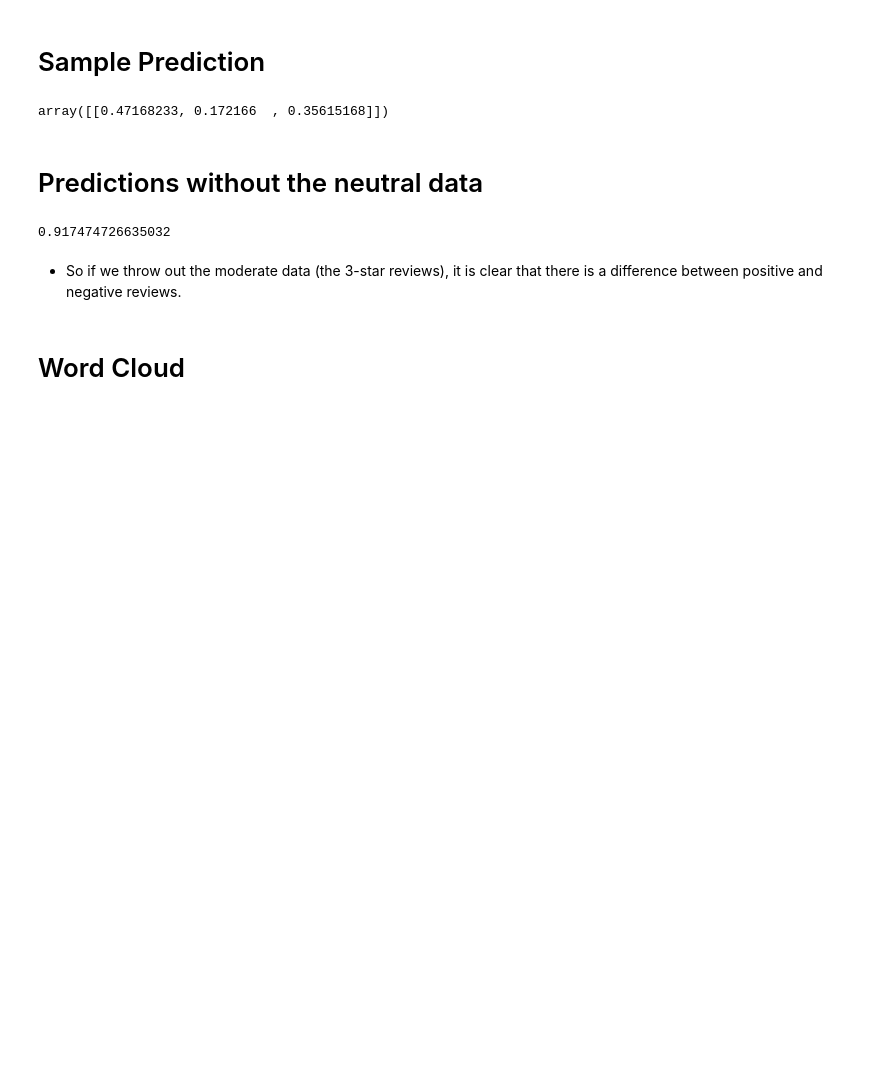
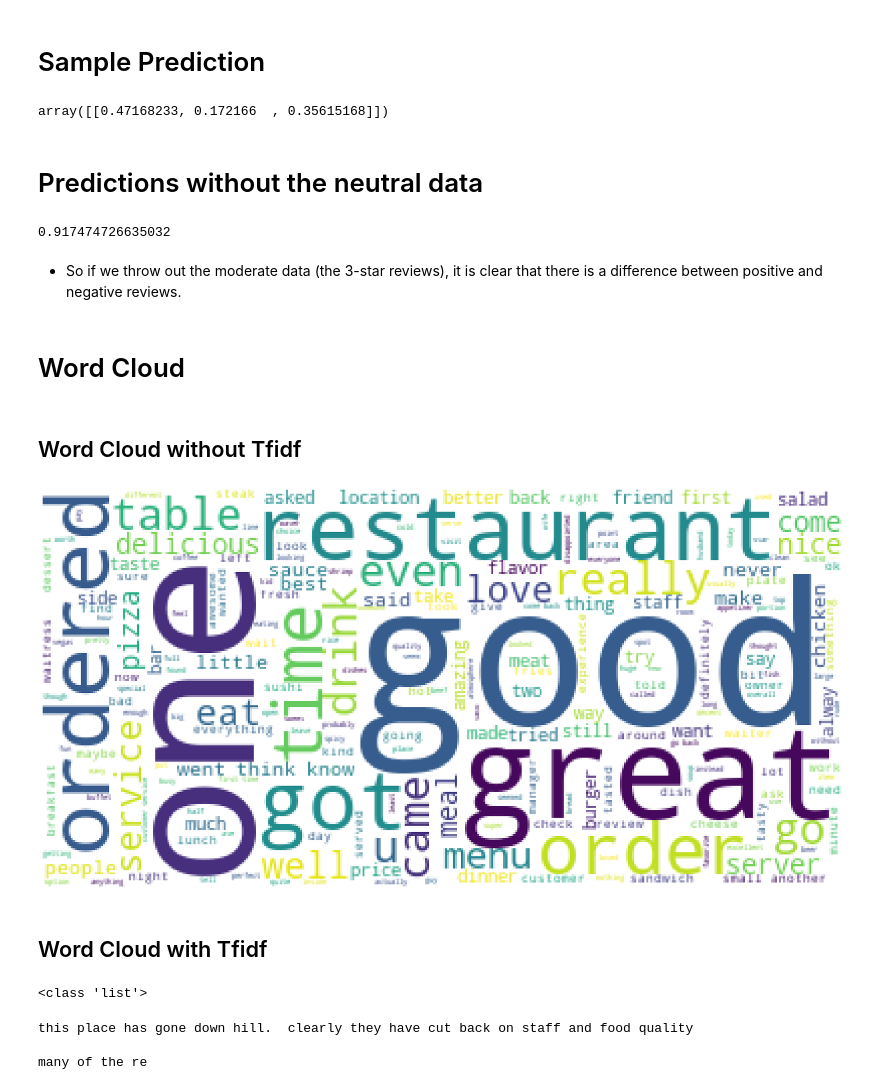
Before and after one commit to kylievo/yelp_reviews, a Jupyter notebook: Percy_Analysis.ipynb, the cells around one changed output. Drawn from its saved outputs; the diff is of its cells as text; code cells hidden in the pictures; blank space fills up the shorter version.

Commit message:
Added new word cloud

```diff
--- a/Percy_Analysis.ipynb
+++ b/Percy_Analysis.ipynb
@@ -163,3 +165,32 @@ print(f1_score)
 * So if we throw out the moderate data (the 3-star reviews), it is clear that there is a difference between positive and negative reviews.
 # %% [markdown]
 # Word Cloud
+# %% [markdown]
+## Word Cloud without Tfidf
+# %%
+stopwords = STOPWORDS
+# %%
+wordcloud = WordCloud(stopwords=stopwords, background_color="white", max_words=1000).generate(positive_reviews)
+# %%
+rcParams['figure.figsize'] = 40, 40
+plt.imshow(wordcloud)
+plt.axis("off")
+plt.show()
+# %% [output]
+[figure, added]
+# %% [markdown]
+## Word Cloud with Tfidf
+# %%
+cloud_train_data = pd.concat([one_star.text[:1600], five_star.text[:1600]]).tolist()
+cloud_train_labels = pd.concat([one_star.stars[:1600], five_star.stars[:1600]])
+print(type(cloud_train_data))
+# %% [output]
+<class 'list'>
+# %%
+# Positive Reviews Dataset
+positive_reviews = " ".join(NO3_train_data).lower()
+print(positive_reviews[:100])
+# %% [output]
+this place has gone down hill.  clearly they have cut back on staff and food quality
+
+many of the re
```
Also changed, not shown: parts of 7 cells of this notebook.
